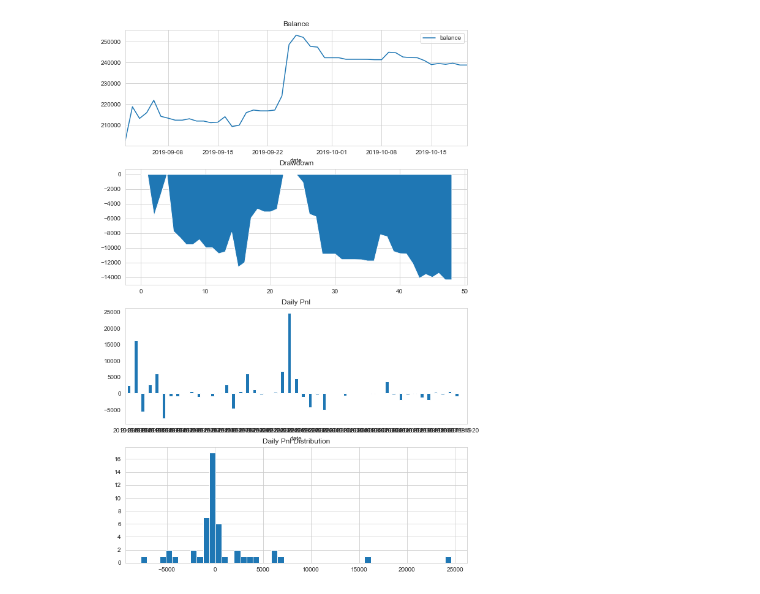
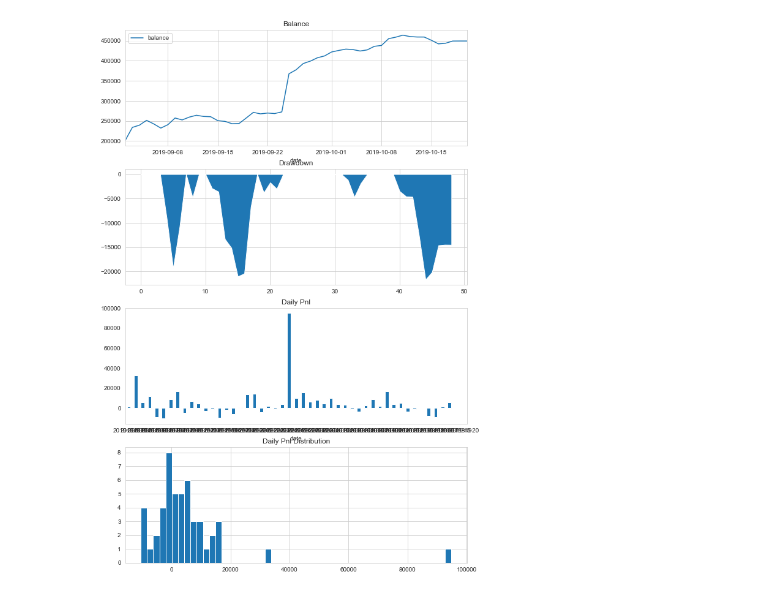
Before and after one commit to holmescn/vnpy, a Jupyter notebook: examples/cta_backtesting/backtesting_opt.ipynb, the cells around one changed output. Saved outputs shown, nothing was run; the diff lists cells and outputs as text; code cells hidden in the pictures.

Commit message:
UPDATE strategy

```diff
--- a/examples/cta_backtesting/backtesting_opt.ipynb
+++ b/examples/cta_backtesting/backtesting_opt.ipynb
@@ -18,13 +18,11 @@ engine.set_parameters(
     capital=200_000,
 )
 
-BollChannelCciStrategy.boll_window = 19
-BollChannelCciStrategy.boll_dev = 7
-BollChannelCciStrategy.cci_window = 30
-BollChannelCciStrategy.atr_window = 35
-BollChannelCciStrategy.sl_multiplier = 11
+KingKeltnerStrategy.kk_length = 9
+KingKeltnerStrategy.kk_dev = 0.1
+KingKeltnerStrategy.trailing_percent = 0.2
 
-engine.add_strategy(BollChannelCciStrategy, {})
+engine.add_strategy(KingKeltnerStrategy, {})
 
 #%%
 engine.load_data()
@@ -53,4 +51,4 @@ engine.show_chart()
-[figure, old version]
+[figure, new version]
 # %%
 setting = OptimizationSetting()
 setting.set_target("total_return")
```
Also changed, not shown: parts of 3 cells of this notebook, 13 other files.
